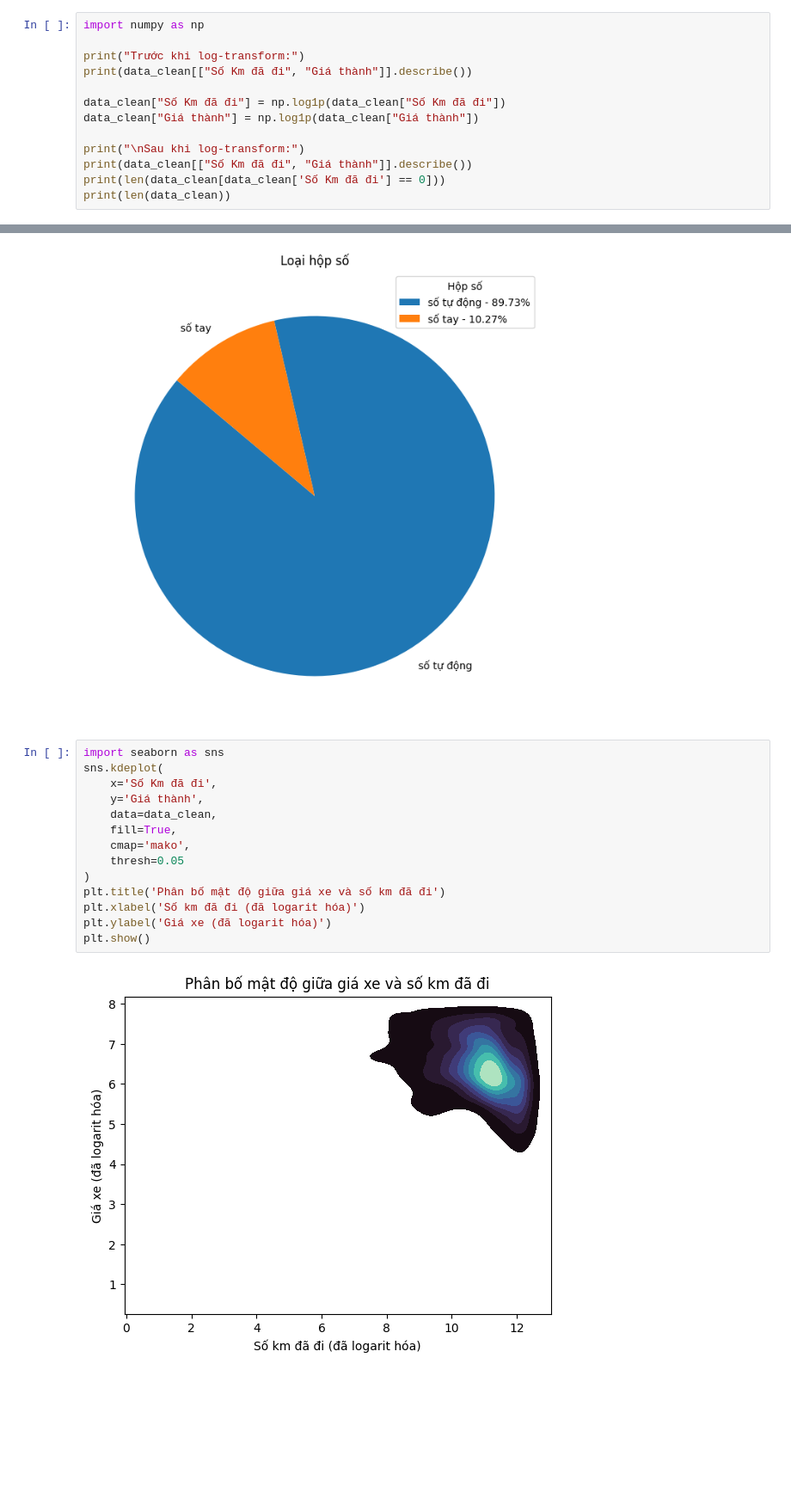
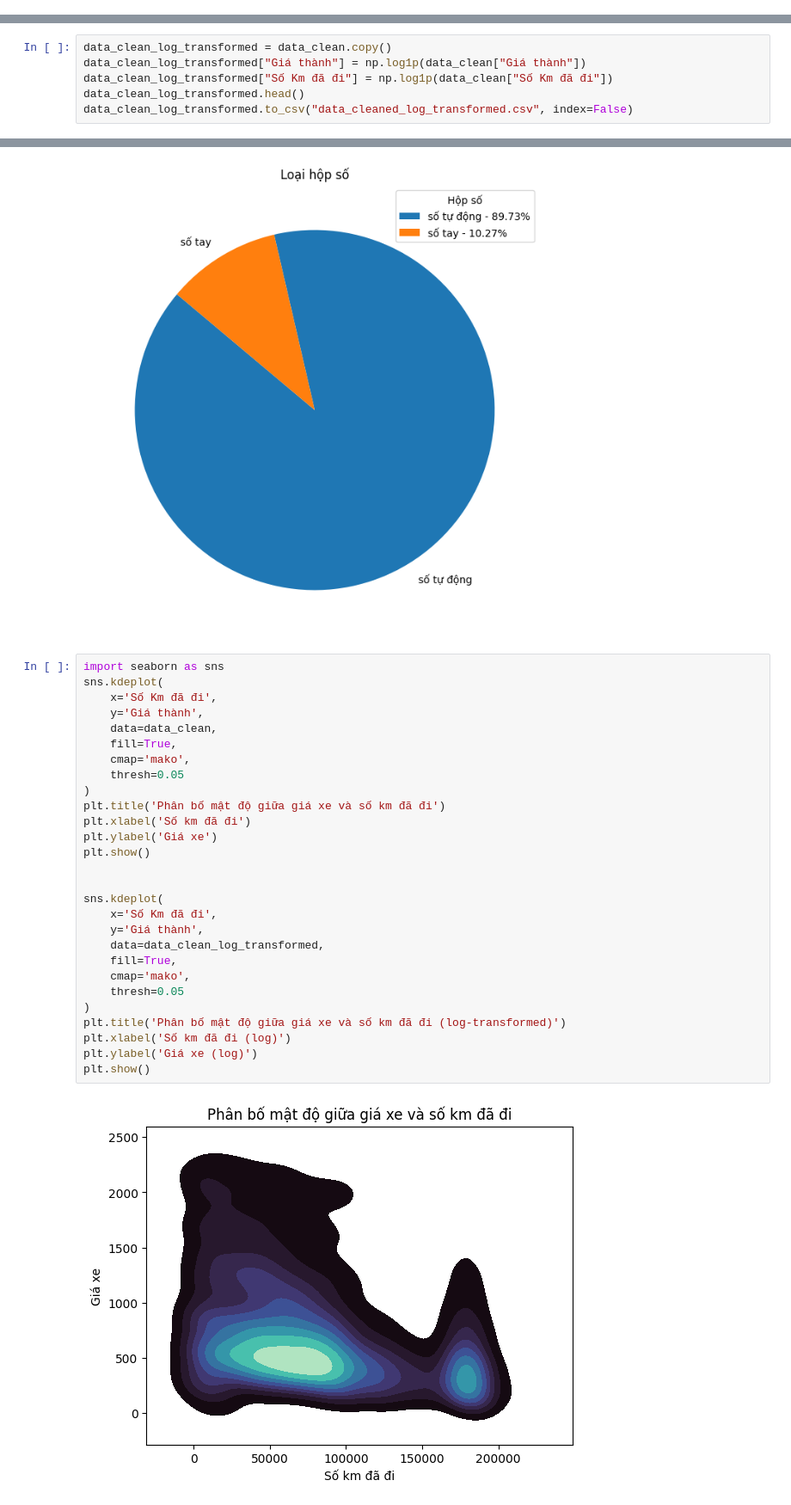
Before and after one commit to tvantoan/Data-Science-Group-10, a Jupyter notebook: BTL01 - bonbanh.com/index.ipynb, the cells around one changed output, grey strips where cells are left out. Shown at 86% size. Saved outputs shown, nothing was run; the diff lists cells and outputs as text; blank space fills up the shorter version.

```diff
--- a/BTL01 - bonbanh.com/index.ipynb
+++ b/BTL01 - bonbanh.com/index.ipynb
@@ -191,13 +216,0 @@ data_clean.head()
-# %%
-import numpy as np
-
-print("Trước khi log-transform:")
-print(data_clean[["Số Km đã đi", "Giá thành"]].describe())
-
-data_clean["Số Km đã đi"] = np.log1p(data_clean["Số Km đã đi"])
-data_clean["Giá thành"] = np.log1p(data_clean["Giá thành"])
-
-print("\nSau khi log-transform:")
-print(data_clean[["Số Km đã đi", "Giá thành"]].describe())
-print(len(data_clean[data_clean['Số Km đã đi'] == 0]))
-print(len(data_clean))
@@ -222 +220,7 @@ max       12.292255      7.745003
+# %%
+data_clean_log_transformed = data_clean.copy()
+data_clean_log_transformed["Giá thành"] = np.log1p(data_clean["Giá thành"])
+data_clean_log_transformed["Số Km đã đi"] = np.log1p(data_clean["Số Km đã đi"])
+data_clean_log_transformed.head()
+data_clean_log_transformed.to_csv("data_cleaned_log_transformed.csv", index=False)
 # %%
@@ -293,16 +316,30 @@ plt.show()
 # %%
 import seaborn as sns
 sns.kdeplot(
     x='Số Km đã đi',
     y='Giá thành',
     data=data_clean,
     fill=True,
     cmap='mako',
     thresh=0.05
 )
 plt.title('Phân bố mật độ giữa giá xe và số km đã đi')
-plt.xlabel('Số km đã đi (đã logarit hóa)')
-plt.ylabel('Giá xe (đã logarit hóa)')
+plt.xlabel('Số km đã đi')
+plt.ylabel('Giá xe')
 plt.show()
+
+
+sns.kdeplot(
+    x='Số Km đã đi',
+    y='Giá thành',
+    data=data_clean_log_transformed,
+    fill=True,
+    cmap='mako',
+    thresh=0.05
+)
+plt.title('Phân bố mật độ giữa giá xe và số km đã đi (log-transformed)')
+plt.xlabel('Số km đã đi (log)')
+plt.ylabel('Giá xe (log)')
+plt.show()
 # %% [output]
-[figure, old version]
+[figure, new version]
```
Also changed, not shown: parts of 12 cells of this notebook, 22 other files.
